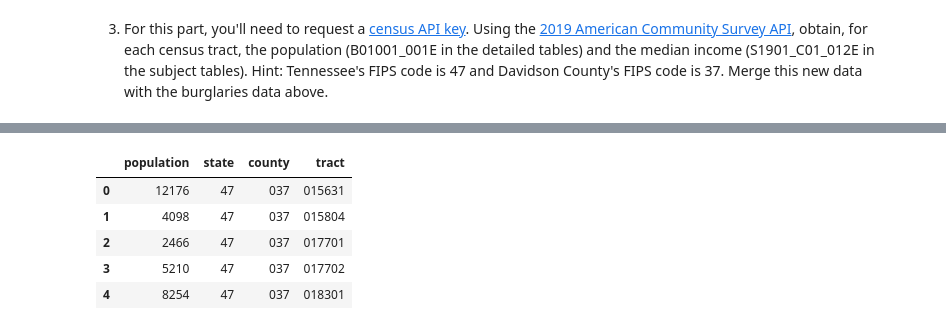
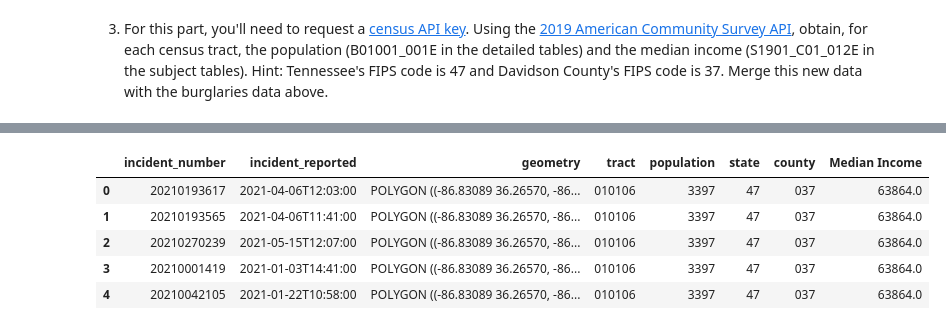
Before and after one commit to nss-data-science-cohort-5/geospatial_api-purple-pumas, a Jupyter notebook: notebooks/2021-10-02 geospatial_project.ipynb, the cells around one changed output, grey strips where cells are left out. Drawn from its saved outputs; the diff is of its cells as text; code cells hidden in the pictures.

```diff
--- a/notebooks/2021-10-02 geospatial_project.ipynb
+++ b/notebooks/2021-10-02 geospatial_project.ipynb
@@ -34,10 +36,15 @@ crime = crime.drop_duplicates(subset = 'incident_number')
 #download census tract file and place in data folder. Read the .shp in with Geopandas and assign to census_tract
 census_tract = gpd.read_file('../data/tl_2019_47_tract/tl_2019_47_tract.shp')
 
+#Clean up the data set to make merging for part 3 easier.
+census_tract = census_tract[census_tract['COUNTYFP']== '037']
+census_tract = census_tract.rename(columns = {'TRACTCE': 'tract'})
+census_tract = census_tract.to_crs('epsg:4326')
+
 #convert from geoseries to geodataframe and change crs type to match crime GeoDataFrame 'EPSG:4326'
-census_tract = gpd.GeoDataFrame(census_tract,
-                           crs = crime.crs,
-                           geometry = crime['geometry'])
+#census_tract = gpd.GeoDataFrame(census_tract,
+#                           crs = crime.crs,
+#                           geometry = crime['geometry'])
 
 #confirm identical crs type
 print(census_tract.crs)
@@ -51,8 +58,10 @@ epsg:4326
 <class 'geopandas.geodataframe.GeoDataFrame'>
 # %%
 #join crime with census_tract
-crime_census_tract = gpd.sjoin(crime, census_tract, op = 'within')
+#changed how = 'right' to retain polygon geometry instead of point geometry.
+crime_census_tract = gpd.sjoin(crime, census_tract, how = 'right', op = 'within')
+crime_census_tract = crime_census_tract[['incident_number','incident_reported', 'geometry', 'tract']]
 
 #Find the census tract with the largest number of aggravated burglaries
-crime_census_tract.groupby('TRACTCE')['incident_number'].nunique().nlargest(n=1)
+crime_census_tract.groupby('tract')['incident_number'].nunique().nlargest(n=1)
 # %% [output]
@@ -114,5 +111,12 @@ income_response = requests.get(income_endpoint, params = income_params)
 # %%
 income_response = income_response.json()
 inc = pd.DataFrame(data = income_response[1:], columns = income_response[0])
+
+#convert median income column to int
 inc['S1901_C01_012E'] = inc['S1901_C01_012E'].astype(int)
+
+#rename alphabet soup to something recognizable
 inc = inc.rename(columns = {'S1901_C01_012E': 'Median Income'})
+
+#Some median income values are extremely negative, which is impossible. Replace with NaN
+inc['Median Income'] = inc['Median Income'].replace(-666666666, np.nan)
@@ -132,10 +144,10 @@ crime_census_tract.head()
 # %%
-pop.head()
+crime_pop_inc.head()
 # %% [output]
-|  | population | state | county | tract |
-| 0 | 12176 | 47 | 037 | 015631 |
-| 1 | 4098 | 47 | 037 | 015804 |
-| 2 | 2466 | 47 | 037 | 017701 |
-| 3 | 5210 | 47 | 037 | 017702 |
-| 4 | 8254 | 47 | 037 | 018301 |
+|  | incident_number | incident_reported | geometry | tract | population | state | county | Median Income |
+| 0 | 20210193617 | 2021-04-06T12:03:00 | POLYGON ((-86.83089 36.26570, -86... | 010106 | 3397 | 47 | 037 | 63864.0 |
+| 1 | 20210193565 | 2021-04-06T11:41:00 | POLYGON ((-86.83089 36.26570, -86... | 010106 | 3397 | 47 | 037 | 63864.0 |
+| 2 | 20210270239 | 2021-05-15T12:07:00 | POLYGON ((-86.83089 36.26570, -86... | 010106 | 3397 | 47 | 037 | 63864.0 |
+| 3 | 20210001419 | 2021-01-03T14:41:00 | POLYGON ((-86.83089 36.26570, -86... | 010106 | 3397 | 47 | 037 | 63864.0 |
+| 4 | 20210042105 | 2021-01-22T10:58:00 | POLYGON ((-86.83089 36.26570, -86... | 010106 | 3397 | 47 | 037 | 63864.0 |
 # %%
```
Also changed, not shown: parts of 18 cells of this notebook.
